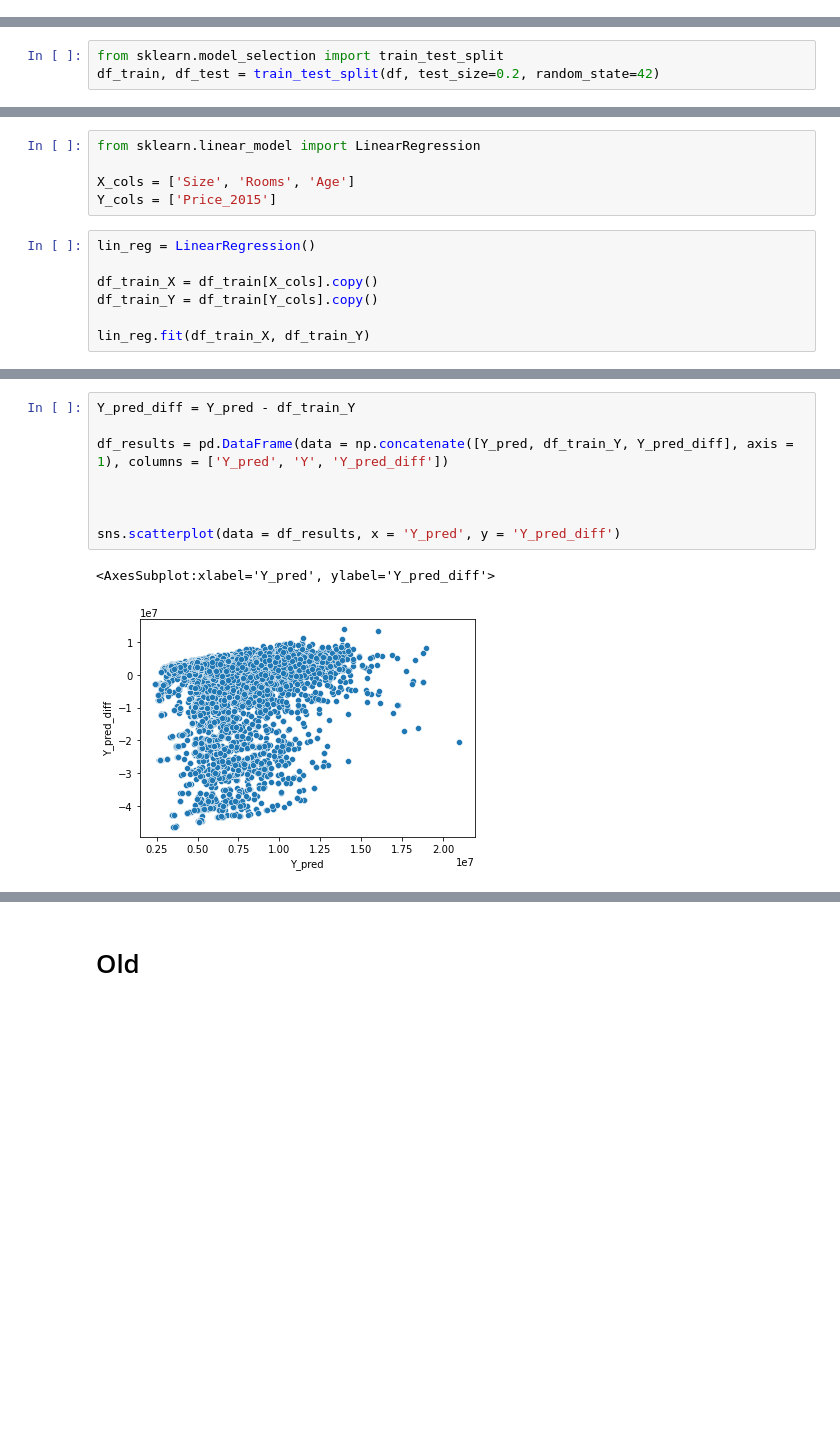
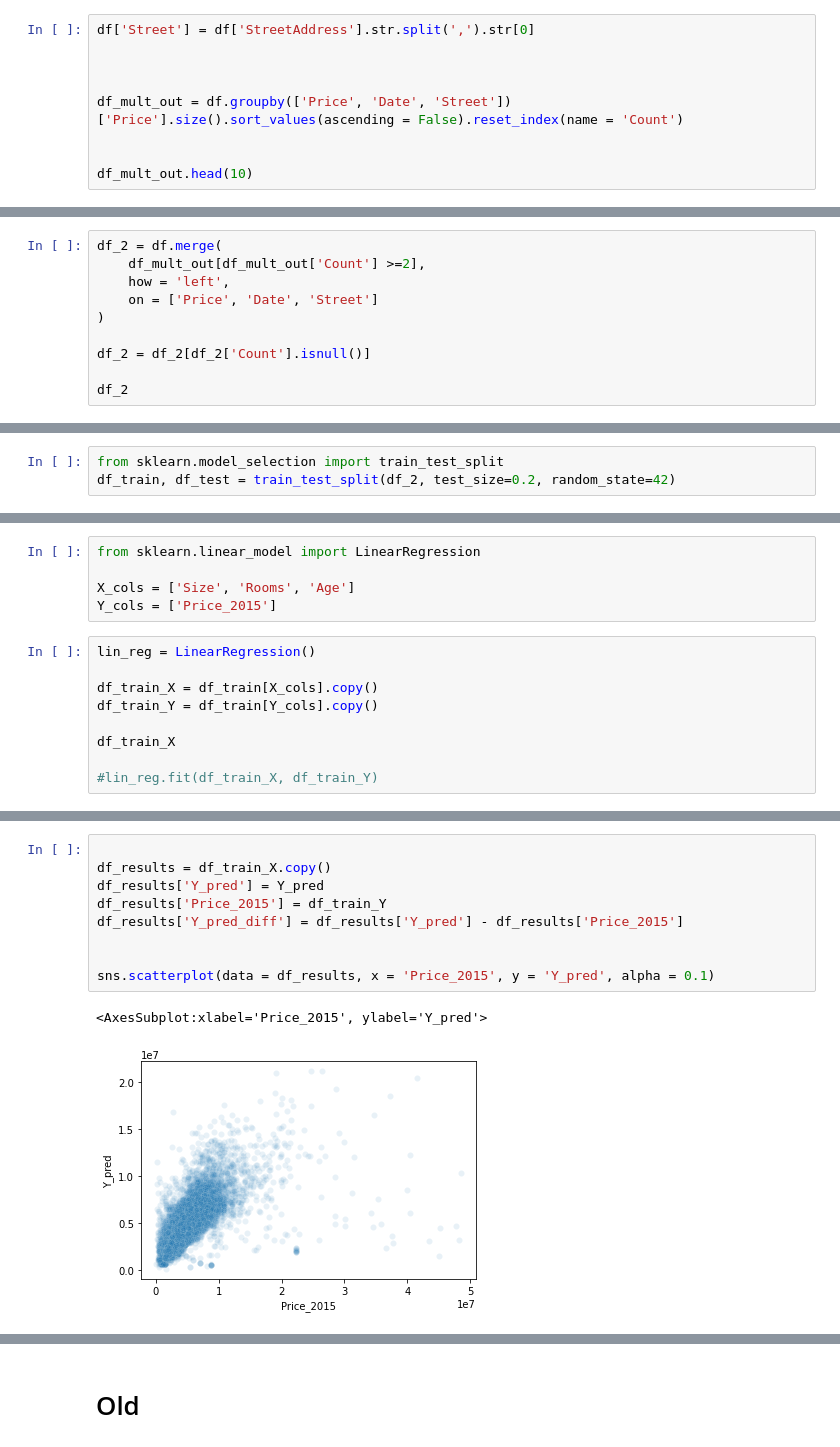
Before and after one commit to MartinJHallberg/BoligaData, a Jupyter notebook: BoligaAnalysis.ipynb, the cells around one changed output, grey strips where cells are left out. Drawn from its saved outputs; the diff is of its cells as text; blank space fills up the shorter version.

```diff
--- a/BoligaAnalysis.ipynb
+++ b/BoligaAnalysis.ipynb
@@ -293,0 +296,9 @@ df = df[(df['Price'] <60000000) & (df['Size'] <600)]
+# %%
+df['Street'] = df['StreetAddress'].str.split(',').str[0]
+
+
+
+df_mult_out = df.groupby(['Price', 'Date', 'Street'])['Price'].size().sort_values(ascending = False).reset_index(name = 'Count')
+
+
+df_mult_out.head(10)
@@ -293,0 +321,10 @@ df = df[(df['Price'] <60000000) & (df['Size'] <600)]
+# %%
+df_2 = df.merge(
+    df_mult_out[df_mult_out['Count'] >=2],
+    how = 'left',
+    on = ['Price', 'Date', 'Street']
+)
+
+df_2 = df_2[df_2['Count'].isnull()]
+
+df_2
@@ -295,7 +346,7 @@ df = df[(df['Price'] <60000000) & (df['Size'] <600)]
 ### Split data
 # %%
 from sklearn.model_selection import train_test_split
-df_train, df_test = train_test_split(df, test_size=0.2, random_state=42)
+df_train, df_test = train_test_split(df_2, test_size=0.2, random_state=42)
 # %% [markdown]
 # Exploratory analysis
 # %%
@@ -385,5 +401,7 @@ lin_reg = LinearRegression()
 df_train_X = df_train[X_cols].copy()
 df_train_Y = df_train[Y_cols].copy()
 
-lin_reg.fit(df_train_X, df_train_Y)
+df_train_X
+
+#lin_reg.fit(df_train_X, df_train_Y)
 # %% [output]
@@ -429,11 +432,12 @@ print(lin_rmse)
 # %%
-Y_pred_diff = Y_pred - df_train_Y
 
-df_results = pd.DataFrame(data = np.concatenate([Y_pred, df_train_Y, Y_pred_diff], axis = 1), columns = ['Y_pred', 'Y', 'Y_pred_diff'])
+df_results = df_train_X.copy()
+df_results['Y_pred'] = Y_pred
+df_results['Price_2015'] = df_train_Y
+df_results['Y_pred_diff'] = df_results['Y_pred'] - df_results['Price_2015']
 
 
-
-sns.scatterplot(data = df_results, x = 'Y_pred', y = 'Y_pred_diff')
+sns.scatterplot(data = df_results, x = 'Price_2015', y = 'Y_pred', alpha = 0.1)
 # %% [output]
-<AxesSubplot:xlabel='Y_pred', ylabel='Y_pred_diff'>
+<AxesSubplot:xlabel='Price_2015', ylabel='Y_pred'>
-[figure, old version]
+[figure, new version]
```
Also changed, not shown: parts of 49 cells of this notebook.
